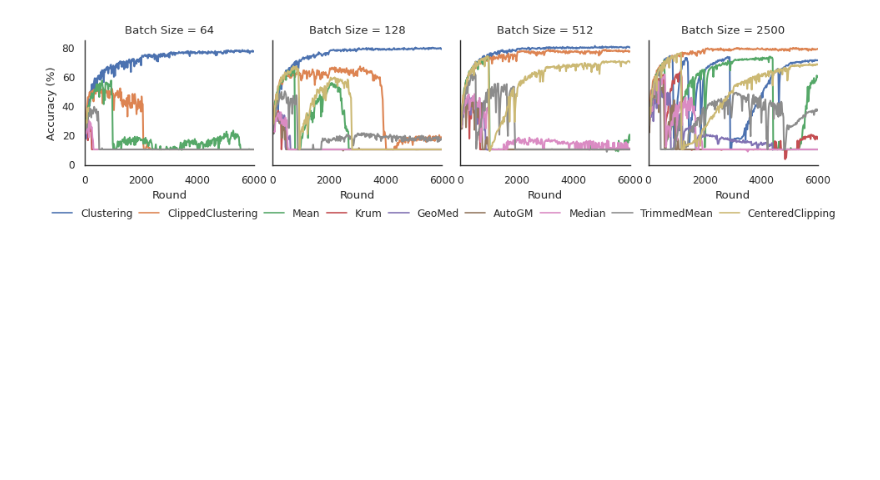
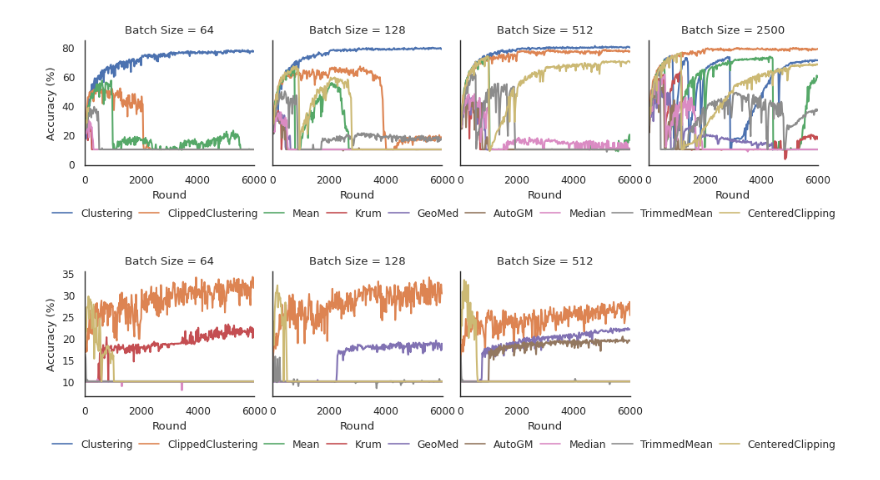
Before and after one commit to lishenghui/blades, a Jupyter notebook: notebooks/plot_batch_szie.ipynb, the cells around one changed output. Saved outputs shown, nothing was run; the diff lists cells and outputs as text; code cells hidden in the pictures; blank space fills up the shorter version.

```diff
--- a/notebooks/plot_batch_szie.ipynb
+++ b/notebooks/plot_batch_szie.ipynb
@@ -135,3 +162,44 @@ sns.move_legend(g, "lower center", bbox_to_anchor=(.45, -0.075),
 g.savefig("batch_size.pdf", bbox_inches = "tight")
 # %% [output]
 [figure]
+# %%
+root_dir = "/home/shenghui/blades/scripts/outputs/cifar10_fedsgd"
+aggs = ['mean', 'krum', 'median', 'trimmedmean',  'centeredclipping', 'clustering', 'clippedclustering']
+aggs = ['clustering', 'clippedclustering', 'mean', 'krum',  'geomed', 'autogm', 'median', 'trimmedmean',  'centeredclipping']
+# aggs = ['clippedclustering', 'mean', 'krum',  'geomed', 'autogm', 'median', 'trimmedmean',  'centeredclipping']atks = ["ipm", "signflipping", "labelflipping", "alie", "noise"] #* 2
+atk_names = ["IPM", "SF", "LF", "ALIE", "Noise"] #* 2
+
+history = []
+for idx, agg in enumerate(aggs[:]):
+    row = []
+
+    file_paths = glob.glob(f"{root_dir}/b3_*noise*_{agg}_*/stats")
+#     print(file_paths)
+    for file_path in file_paths:
+        agg_validation = read_json(file_path, agg)
+        history.extend(agg_validation)
+data = pd.DataFrame(history)
+# %%
+g = sns.relplot(
+    data=data,
+    x="Round",
+#     y="Loss",
+    y="Accuracy (%)",
+    col=r"Batch Size", hue="Agg", style=r"Agg",
+#     hue=r"$\beta$", col="Agg", style=r"$\beta$",
+    height=2.4, aspect=1.,
+    # col_order=col_order,
+    # markers=['o', 'x', 'o', 'x', 'o'],
+    dashes=False,
+#     markers=True,
+    col_wrap=4,
+    linewidth=1.5,
+    kind="line",
+)
+# g.set(ylim=(0.6, 5))
+g.set(xlim=(0, 6000))
+sns.move_legend(g, "lower center", bbox_to_anchor=(.45, -0.075),
+                ncol=9, title=None, frameon=False, columnspacing=0.6)
+g.savefig("batch_size.pdf", bbox_inches = "tight")
+# %% [output]
+[figure, added]
```
Also changed, not shown: parts of 2 cells of this notebook, 3 other files.
